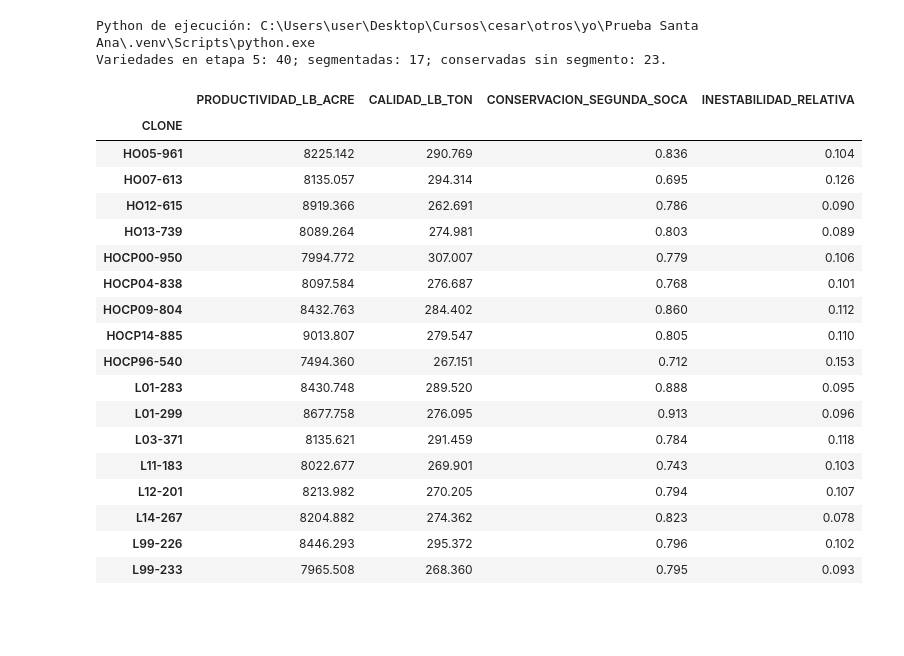
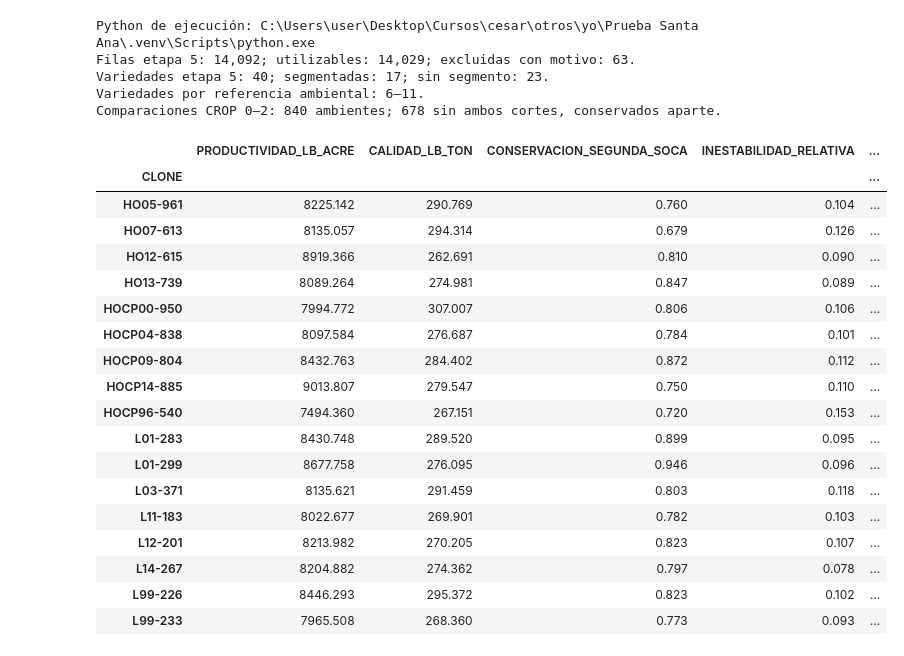
Before and after one commit to MoraVevo/prueba-tecnica-cientifico-datos-santa-ana, a Jupyter notebook: notebooks/05_segmentacion_variedades_serie1.ipynb, the cells around one changed output. Cells and saved outputs as stored; diff of their text form; code cells hidden in the pictures; blank space fills up the shorter version.

Commit message:
Mejora interpretación y comparación ambiental de segmentos

```diff
--- a/notebooks/05_segmentacion_variedades_serie1.ipynb
+++ b/notebooks/05_segmentacion_variedades_serie1.ipynb
@@ -12,8 +21,8 @@ import numpy as np
 import pandas as pd
 import matplotlib.pyplot as plt
 from sklearn.preprocessing import StandardScaler
-from sklearn.cluster import KMeans
-from sklearn.metrics import silhouette_score
+from sklearn.cluster import KMeans, AgglomerativeClustering
+from sklearn.metrics import silhouette_score, adjusted_rand_score
 
 RUTA = Path("../data/processed/serie1_etl_provisional.csv")
 if not RUTA.exists():
@@ -21,53 +30,80 @@ if not RUTA.exists():
 datos = pd.read_csv(RUTA, low_memory=False)
 etapa5 = datos.loc[datos["STAGE"].eq(5)].copy()
 excluir = etapa5["REQUIERE_REVISION"] | etapa5[["T_SPACRE", "TRS_TON"]].isna().any(axis=1)
 filas_excluidas = etapa5.loc[excluir].copy()
 filas_excluidas["MOTIVO_EXCLUSION_ANALISIS"] = np.where(
     filas_excluidas[["T_SPACRE", "TRS_TON"]].isna().any(axis=1),
     "Falta productividad o calidad para perfilar.", "Alerta de calidad en el escenario principal."
 )
 filas_excluidas.to_csv(RUTA.parent / "serie1_segmentacion_exclusiones.csv", index=False)
 base = etapa5.loc[~excluir]
 ambientes = base.groupby(["CLONE", "CROP", "YEAR", "LOC"], as_index=False)[["T_SPACRE", "TRS_TON"]].mean()
 cobertura = ambientes.groupby(["CLONE", "CROP"]).agg(anios=("YEAR", "nunique"), localidades=("LOC", "nunique"))
+
 elegibles, no_elegibles = [], []
 for clon, grupo in cobertura.groupby(level="CLONE"):
     cortes = grupo.droplevel("CLONE")
     faltan = [c for c in range(3) if c not in cortes.index or cortes.loc[c, "anios"] < 2 or cortes.loc[c, "localidades"] < 2]
     if faltan:
         no_elegibles.append({"CLONE": clon, "MOTIVO": f"Cobertura insuficiente en CROP={faltan}; se requieren dos años y localidades."})
     else:
         elegibles.append(clon)
 pd.DataFrame(no_elegibles).to_csv(RUTA.parent / "serie1_variedades_sin_segmento.csv", index=False)
 ambientes = ambientes.loc[ambientes["CLONE"].isin(elegibles) & ambientes["CROP"].le(2)].copy()
+
+# Referencia ambiental de la variabilidad: no se confunde el nivel medio de cada corte con su fluctuación.
+clones_por_ambiente = ambientes.groupby(["CROP", "YEAR", "LOC"])["CLONE"].nunique()
 ambientes["INDICE_AMBIENTE"] = ambientes["T_SPACRE"] / ambientes.groupby(["CROP", "YEAR", "LOC"])["T_SPACRE"].transform("median")
 ambientes["DESVIO_AMBIENTE"] = ambientes["INDICE_AMBIENTE"] - ambientes.groupby(["CLONE", "CROP"])["INDICE_AMBIENTE"].transform("mean")
 medias_corte = ambientes.groupby(["CLONE", "CROP"])[["T_SPACRE", "TRS_TON"]].mean()
 perfil = medias_corte.groupby("CLONE")[["T_SPACRE", "TRS_TON"]].mean().rename(columns={"T_SPACRE": "PRODUCTIVIDAD_LB_ACRE", "TRS_TON": "CALIDAD_LB_TON"})
-perfil["CONSERVACION_SEGUNDA_SOCA"] = medias_corte["T_SPACRE"].unstack()[2] / medias_corte["T_SPACRE"].unstack()[0]
+
+# Comparar plantía y segunda soca dentro de los mismos años/localidades.
+pares_cortes = ambientes.pivot(index=["CLONE", "YEAR", "LOC"], columns="CROP", values="T_SPACRE")[[0, 2]]
+sin_par = pares_cortes.loc[pares_cortes.isna().any(axis=1)].reset_index()
+sin_par["MOTIVO_EXCLUSION_ANALISIS"] = "No hay ambos cortes en este año/localidad; se conserva para productividad, calidad y variabilidad."
+sin_par.to_csv(RUTA.parent / "serie1_segmentacion_ambientes_sin_par.csv", index=False)
+pares_cortes = pares_cortes.dropna()
+medias_comparables = pares_cortes.groupby("CLONE")[[0, 2]].mean()
+perfil["CONSERVACION_SEGUNDA_SOCA"] = medias_comparables[2] / medias_comparables[0]
 perfil["INESTABILIDAD_RELATIVA"] = ambientes.groupby("CLONE")["DESVIO_AMBIENTE"].std()
-variables = perfil.columns.tolist()
-print(f"Variedades en etapa 5: {etapa5['CLONE'].nunique()}; segmentadas: {len(perfil)}; conservadas sin segmento: {len(no_elegibles)}.")
+variables = ["PRODUCTIVIDAD_LB_ACRE", "CALIDAD_LB_TON", "CONSERVACION_SEGUNDA_SOCA", "INESTABILIDAD_RELATIVA"]
+
+# Los conteos describen el respaldo de cada perfil y no son entradas del agrupamiento.
+soporte = pares_cortes.reset_index().groupby("CLONE").agg(
+    AMBIENTES_COMPARABLES=("LOC", "size"), ANIOS_COMPARABLES=("YEAR", "nunique"), LOCALIDADES_COMPARABLES=("LOC", "nunique")
+)
+perfil = perfil.join(soporte)
+perfil["CONSERVACION_SIN_EMPAREJAR"] = medias_corte["T_SPACRE"].unstack()[2] / medias_corte["T_SPACRE"].unstack()[0]
+assert perfil[variables].notna().all().all() and np.isfinite(perfil[variables].to_numpy()).all()
+assert perfil[["ANIOS_COMPARABLES", "LOCALIDADES_COMPARABLES"]].ge(2).all().all()
+print(f"Filas etapa 5: {len(etapa5):,}; utilizables: {len(base):,}; excluidas con motivo: {len(filas_excluidas):,}.")
+print(f"Variedades etapa 5: {etapa5['CLONE'].nunique()}; segmentadas: {len(perfil)}; sin segmento: {len(no_elegibles)}.")
+print(f"Variedades por referencia ambiental: {clones_por_ambiente.min()}–{clones_por_ambiente.max()}.")
+print(f"Comparaciones CROP 0–2: {len(pares_cortes)} ambientes; {len(sin_par)} sin ambos cortes, conservados aparte.")
 display(perfil.round(3))
 # %% [output]
 Python de ejecución: C:\Users\user\Desktop\Cursos\cesar\otros\yo\Prueba Santa Ana\.venv\Scripts\python.exe
-Variedades en etapa 5: 40; segmentadas: 17; conservadas sin segmento: 23.
+Filas etapa 5: 14,092; utilizables: 14,029; excluidas con motivo: 63.
+Variedades etapa 5: 40; segmentadas: 17; sin segmento: 23.
+Variedades por referencia ambiental: 6–11.
+Comparaciones CROP 0–2: 840 ambientes; 678 sin ambos cortes, conservados aparte.
-|  | PRODUCTIVIDAD_LB_ACRE | CALIDAD_LB_TON | CONSERVACION_SEGUNDA_SOCA | INESTABILIDAD_RELATIVA |
-| CLONE |  |  |  |  |
-| HO05-961 | 8225.142 | 290.769 | 0.836 | 0.104 |
-| HO07-613 | 8135.057 | 294.314 | 0.695 | 0.126 |
-| HO12-615 | 8919.366 | 262.691 | 0.786 | 0.090 |
-| HO13-739 | 8089.264 | 274.981 | 0.803 | 0.089 |
-| HOCP00-950 | 7994.772 | 307.007 | 0.779 | 0.106 |
-| HOCP04-838 | 8097.584 | 276.687 | 0.768 | 0.101 |
-| HOCP09-804 | 8432.763 | 284.402 | 0.860 | 0.112 |
-| HOCP14-885 | 9013.807 | 279.547 | 0.805 | 0.110 |
-| HOCP96-540 | 7494.360 | 267.151 | 0.712 | 0.153 |
-| L01-283 | 8430.748 | 289.520 | 0.888 | 0.095 |
-| L01-299 | 8677.758 | 276.095 | 0.913 | 0.096 |
-| L03-371 | 8135.621 | 291.459 | 0.784 | 0.118 |
-| L11-183 | 8022.677 | 269.901 | 0.743 | 0.103 |
-| L12-201 | 8213.982 | 270.205 | 0.794 | 0.107 |
-| L14-267 | 8204.882 | 274.362 | 0.823 | 0.078 |
-| L99-226 | 8446.293 | 295.372 | 0.796 | 0.102 |
-| L99-233 | 7965.508 | 268.360 | 0.795 | 0.093 |
+|  | PRODUCTIVIDAD_LB_ACRE | CALIDAD_LB_TON | CONSERVACION_SEGUNDA_SOCA | INESTABILIDAD_RELATIVA | ... |
+| CLONE |  |  |  |  | ... |
+| HO05-961 | 8225.142 | 290.769 | 0.760 | 0.104 | ... |
+| HO07-613 | 8135.057 | 294.314 | 0.679 | 0.126 | ... |
+| HO12-615 | 8919.366 | 262.691 | 0.810 | 0.090 | ... |
+| HO13-739 | 8089.264 | 274.981 | 0.847 | 0.089 | ... |
+| HOCP00-950 | 7994.772 | 307.007 | 0.806 | 0.106 | ... |
+| HOCP04-838 | 8097.584 | 276.687 | 0.784 | 0.101 | ... |
+| HOCP09-804 | 8432.763 | 284.402 | 0.872 | 0.112 | ... |
+| HOCP14-885 | 9013.807 | 279.547 | 0.750 | 0.110 | ... |
+| HOCP96-540 | 7494.360 | 267.151 | 0.720 | 0.153 | ... |
+| L01-283 | 8430.748 | 289.520 | 0.899 | 0.095 | ... |
+| L01-299 | 8677.758 | 276.095 | 0.946 | 0.096 | ... |
+| L03-371 | 8135.621 | 291.459 | 0.803 | 0.118 | ... |
+| L11-183 | 8022.677 | 269.901 | 0.782 | 0.103 | ... |
+| L12-201 | 8213.982 | 270.205 | 0.823 | 0.107 | ... |
+| L14-267 | 8204.882 | 274.362 | 0.797 | 0.078 | ... |
+| L99-226 | 8446.293 | 295.372 | 0.823 | 0.102 | ... |
+| L99-233 | 7965.508 | 268.360 | 0.773 | 0.093 | ... |
```
Also changed, not shown: parts of 13 cells of this notebook, 4 other files.
